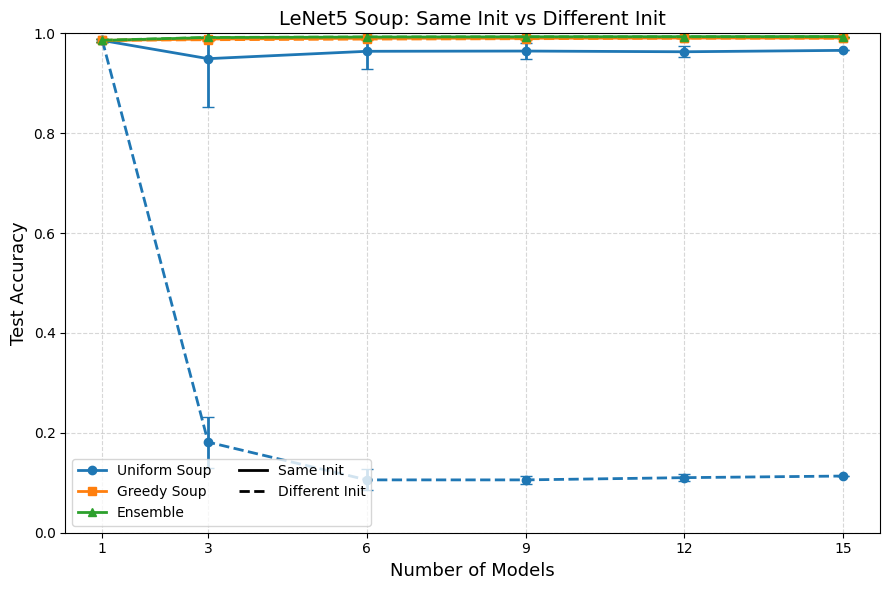
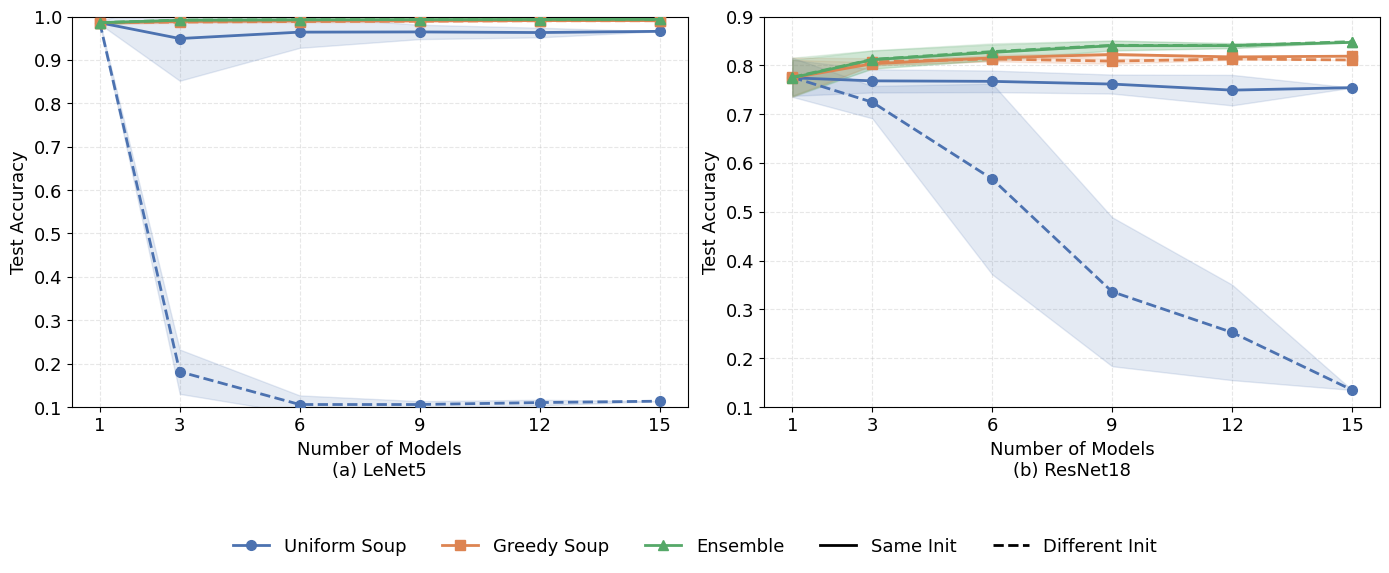
The notebook cell's code change between the first figure and the second:
--- before
+++ after
@@ -1,8 +1,7 @@
-# MNIST (LeNet5) 
-plot_soup_comparison(
-    same_init_df=mnist_table_same_init, 
-    diff_init_df=mnist_table_diff_init, 
-    title="LeNet5 Soup: Same Init vs Different Init", 
-    save_path="lenet5_soup_result.png",
-    ylim=(0, 1)  
+plot_soup_subplots(
+    mnist_same=mnist_table_same_init, 
+    mnist_diff=mnist_table_diff_init, 
+    cifar_same=cifar_table_same_init, 
+    cifar_diff=cifar_table_diff_init, 
+    save_path="soup_combined_result.png"
 )

Commit: 修改了绘图代码